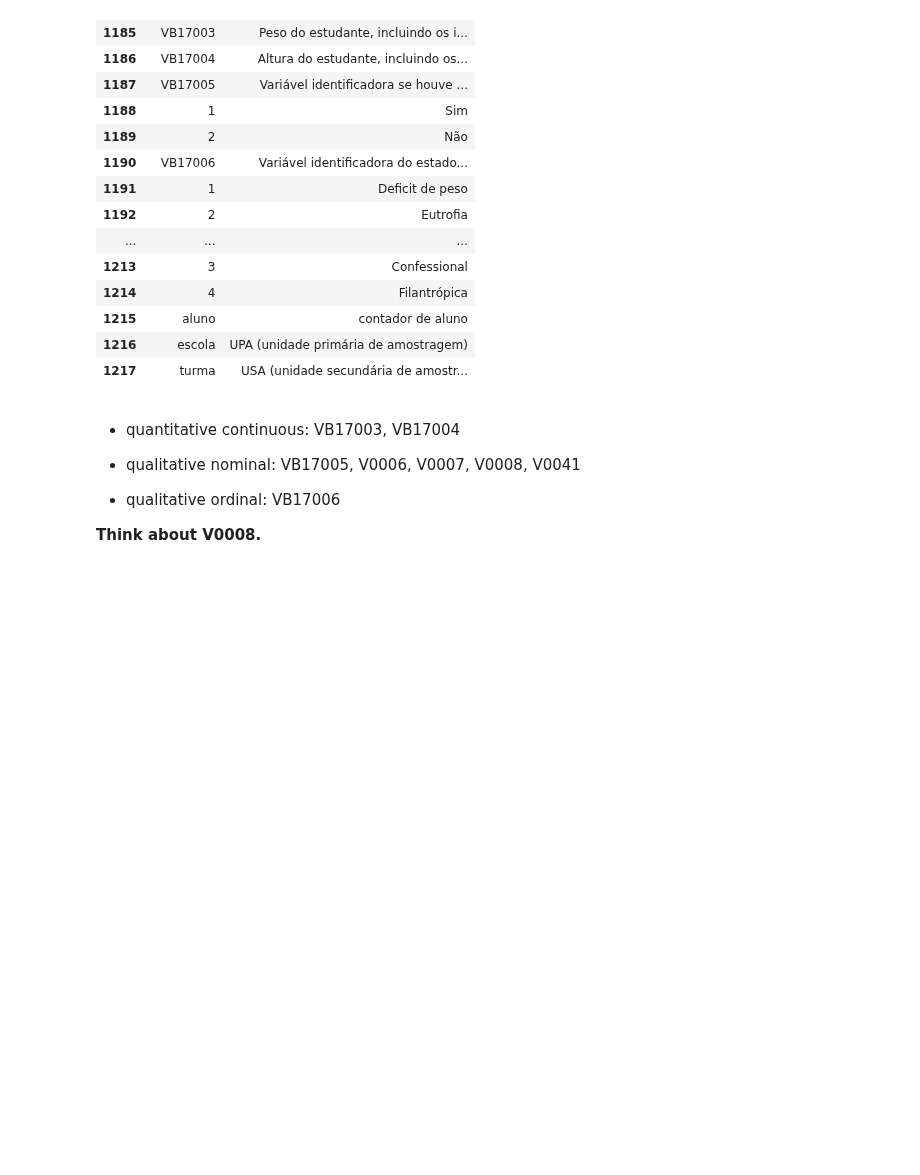
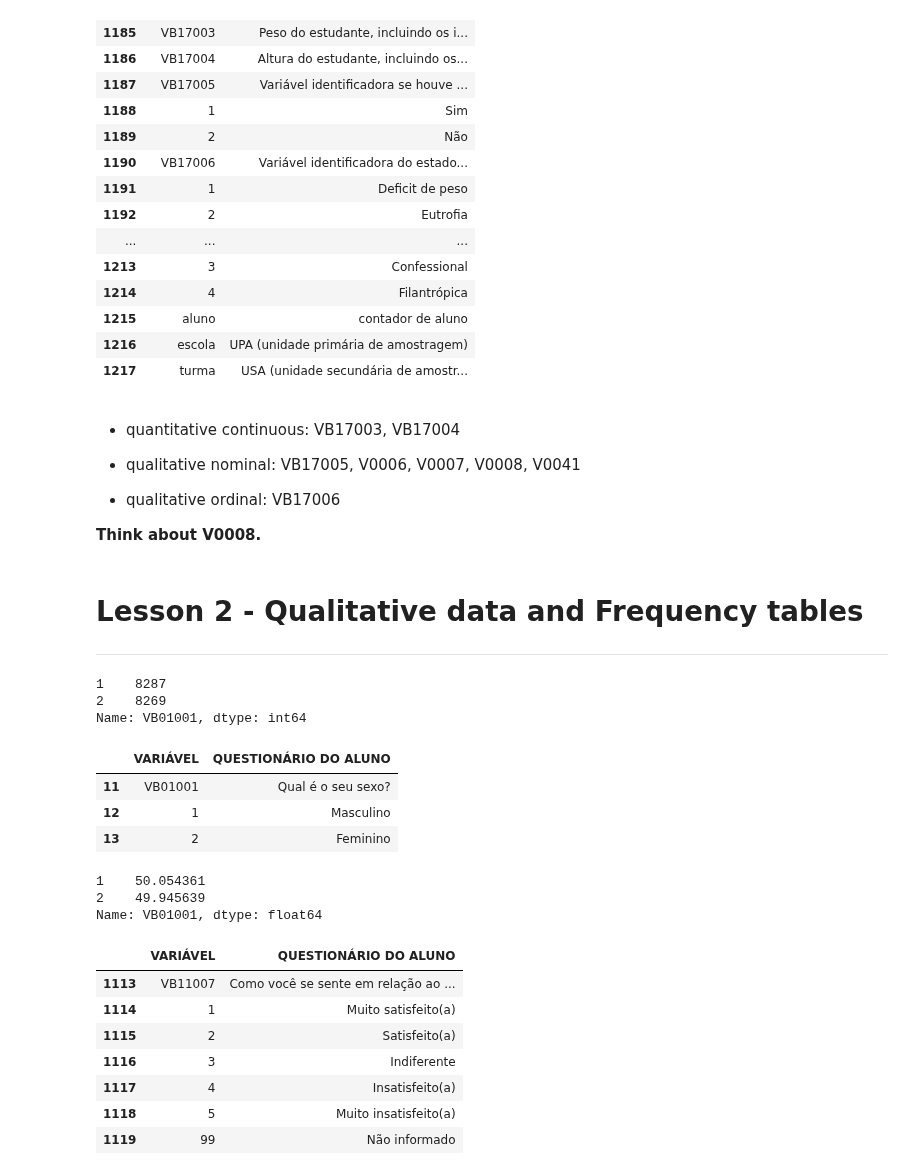
Before and after one commit to gabrielatrindade/alura-bootcamp, a Jupyter notebook: module3/pense_2015.ipynb, the cells around one changed output. Saved outputs shown, nothing was run; the diff lists cells and outputs as text; code cells hidden in the pictures; blank space fills up the shorter version.

Commit message:
module3: pense_2015 lesson02: done challenges lesson02: done

```diff
--- a/module3/pense_2015.ipynb
+++ b/module3/pense_2015.ipynb
@@ -224,3 +224,44 @@ dictionary_pense_student.tail(35)
 
 
 **Think about V0008.**
+# %% [markdown]
+# Lesson 2 - Qualitative data and Frequency tables
+
+---
+# %%
+pense_2015['VB01001'].value_counts()
+# %% [output]
+1    8287
+2    8269
+Name: VB01001, dtype: int64
+# %%
+index = dictionary_pense_student[dictionary_pense_student.VARIÁVEL == 'VB01001'] \
+            .index[0]
+
+dictionary_pense_student.iloc[index:index+3]
+# %% [output]
+|  | VARIÁVEL | QUESTIONÁRIO DO ALUNO |
+| 11 | VB01001 | Qual é o seu sexo? |
+| 12 | 1 | Masculino |
+| 13 | 2 | Feminino |
+# %%
+pense_2015['VB01001'].value_counts(normalize=True) * 100
+# %% [output]
+1    50.054361
+2    49.945639
+Name: VB01001, dtype: float64
+# %%
+index = dictionary_pense_student \
+            [dictionary_pense_student.VARIÁVEL == 'VB11007'] \
+            .index[0]
+
+dictionary_pense_student.iloc[index:index+7]
+# %% [output]
+|  | VARIÁVEL | QUESTIONÁRIO DO ALUNO |
+| 1113 | VB11007 | Como você se sente em relação ao ... |
+| 1114 | 1 | Muito satisfeito(a) |
+| 1115 | 2 | Satisfeito(a) |
+| 1116 | 3 | Indiferente |
+| 1117 | 4 | Insatisfeito(a) |
+| 1118 | 5 | Muito insatisfeito(a) |
+| 1119 | 99 | Não informado |
```
Also changed, not shown: parts of 11 cells of this notebook.
